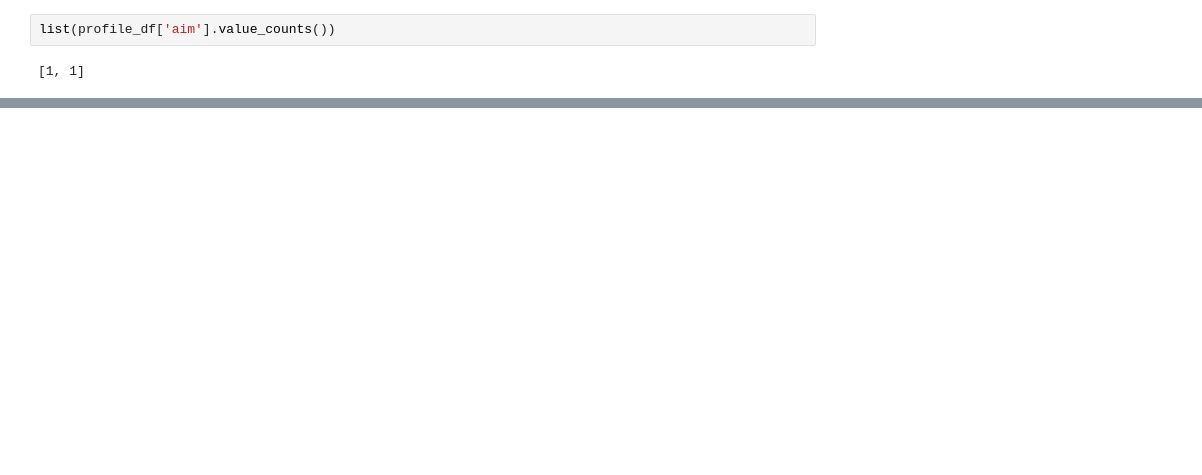
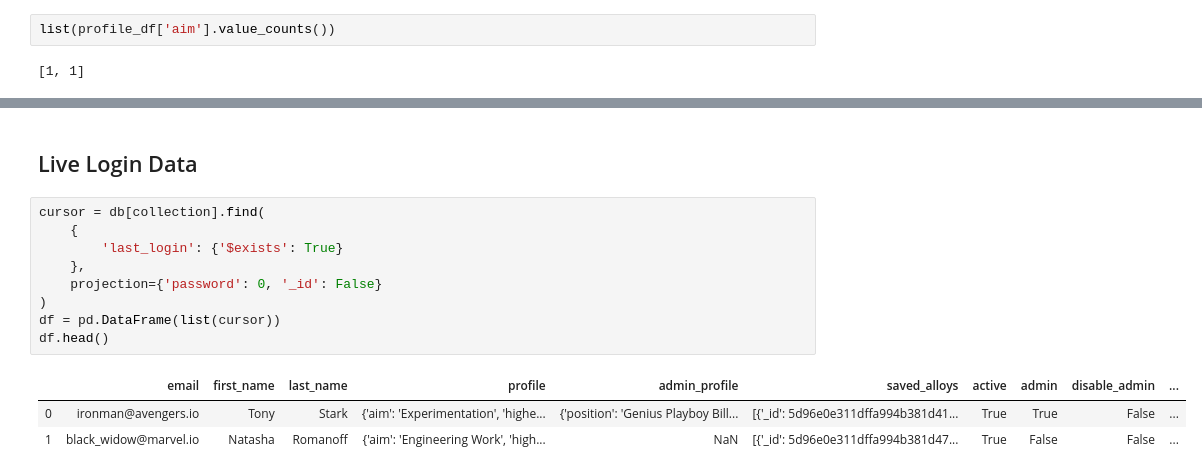
Before and after one commit to NeuralDev-io/arclytics_simcct, a Jupyter notebook: services/jupyter/notebooks/user_analytics.ipynb, the cells around one changed output, grey strips where cells are left out. Drawn from its saved outputs; the diff is of its cells as text; blank space fills up the shorter version.

```diff
--- a/services/jupyter/notebooks/user_analytics.ipynb
+++ b/services/jupyter/notebooks/user_analytics.ipynb
@@ -137,3 +139,18 @@ py.iplot(fig, filename='user_profile_aim')
 # pio.write_image(fig, file='user_profile_aim.png')
 # %% [output]
 [interactive output not drawn]
+# %% [markdown]
+## Live Login Data
+# %%
+cursor = db[collection].find(
+    {
+        'last_login': {'$exists': True}
+    },
+    projection={'password': 0, '_id': False}
+)
+df = pd.DataFrame(list(cursor))
+df.head()
+# %% [output]
+|  | email | first_name | last_name | profile | admin_profile | saved_alloys | active | admin | disable_admin | ... |
+| 0 | ironman@avengers.io | Tony | Stark | {'aim': 'Experimentation', 'highe... | {'position': 'Genius Playboy Bill... | [{'_id': 5d96e0e311dffa994b381d41... | True | True | False | ... |
+| 1 | black_widow@marvel.io | Natasha | Romanoff | {'aim': 'Engineering Work', 'high... | NaN | [{'_id': 5d96e0e311dffa994b381d47... | True | False | False | ... |
```
Also changed, not shown: parts of 14 cells of this notebook, 1 other file.
